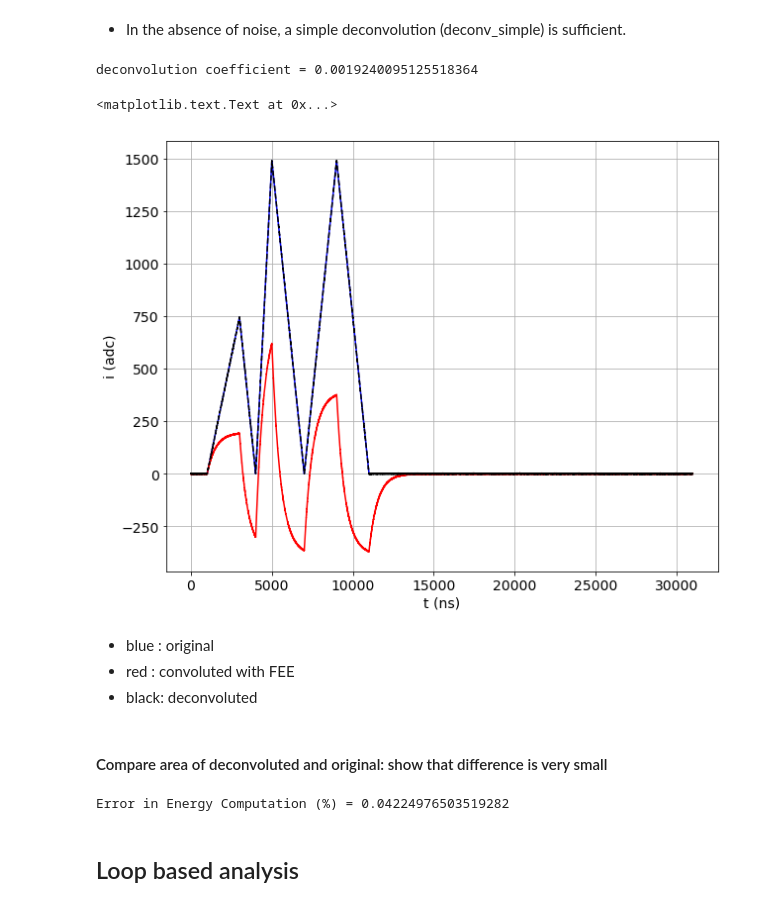
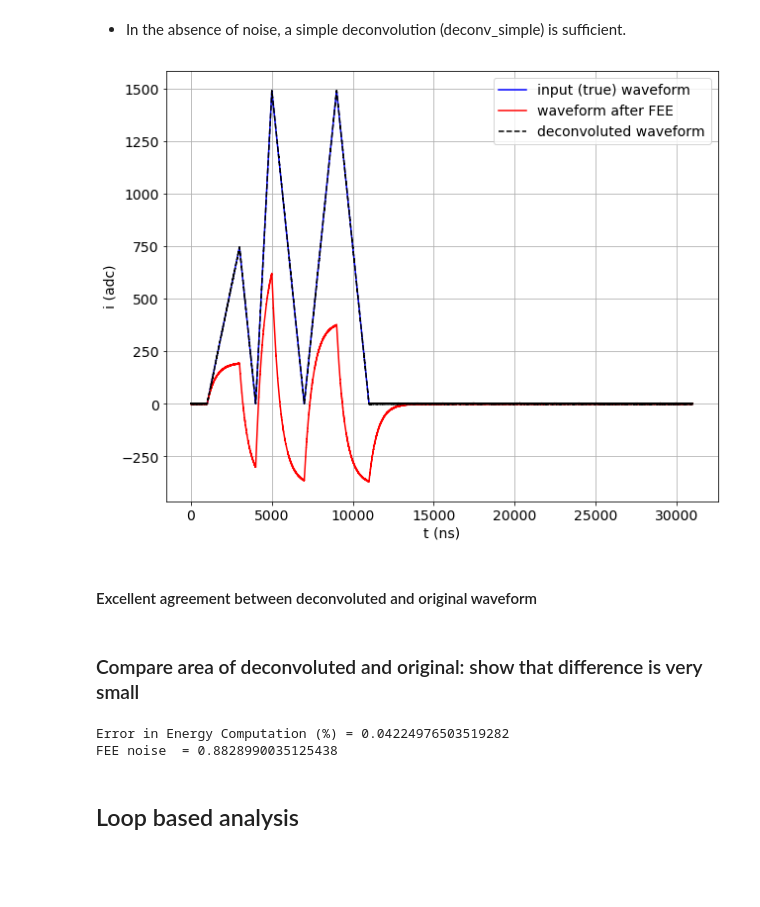
Before and after one commit to jjgomezcadenas/ICDEV, a Jupyter notebook: liquid_cities/LiquidCitiesTutorial.ipynb, the cells around one changed output. Saved outputs shown, nothing was run; the diff lists cells and outputs as text; code cells hidden in the pictures; blank space fills up the shorter version.

```diff
--- a/liquid_cities/LiquidCitiesTutorial.ipynb
+++ b/liquid_cities/LiquidCitiesTutorial.ipynb
@@ -64,12 +66,16 @@ def input_and_fee_waveforms(fee):
     """
     generates a "theoretical" current signal (signal_i)
     """
-    signal_i = np.concatenate((np.zeros(1000),np.linspace(0,0.5,2000),np.linspace(0.5,0,1000),
-                            np.linspace(0,1,1000),np.linspace(1,0,2000),
-                            np.linspace(0,1,2000),np.linspace(1,0,2000),
-                            np.zeros(20000)),axis=0)*units.mA
+    signal_i = np.concatenate((np.zeros(1000),
+                               np.linspace(0,0.5,2000),
+                               np.linspace(0.5,0,1000),
+                               np.linspace(0,1,1000),
+                               np.linspace(1,0,2000),
+                               np.linspace(0,1,2000),
+                               np.linspace(1,0,2000),
+                               np.zeros(20000)),axis=0)*units.mA
 
-    t = np.arange(0,np.size(signal_i),1) * units.ns
+    t = np.arange(0, np.size(signal_i), 1) * units.ns
     signal_out = FE.signal_v_fee(fee, signal_i, -1) * FE.v_to_adc()
     signal_out2 = FE.noise_adc(fee, signal_out)
 
@@ -96,8 +95,4 @@ TOTAL out noise (LSB_rms) = 0.8699813176718617
 ### Deconvolution
 # %% [markdown]
 - In the absence of noise, a simple deconvolution (deconv_simple) is sufficient.
-# %%
-print('deconvolution coefficient = {}'.format(fee.freq_LHPFd*np.pi))
-# %% [output]
-deconvolution coefficient = 0.0019240095125518364
 # %%
@@ -126,21 +122,19 @@ def blr(fee, wf):
 # %%
 wf_r = blr(fee, wf_o)
 # %%
-plt.plot(wf_i.t,wf_i.q,'b')
-plt.plot(wf_o.t,wf_o.q,'r')
-plt.plot(wf_r.t,wf_r.q,'k--')
+plt.plot(wf_i.t, wf_i.q, 'b', label='input (true) waveform')
+plt.plot(wf_o.t, wf_o.q, 'r', label='waveform after FEE')
+plt.plot(wf_r.t,wf_r.q,'k--', label='deconvoluted waveform')
 plt.grid(True)
 plt.xlabel(r't (ns)')
 plt.ylabel(r'i (adc)')
+legend = plt.legend(loc='best')
 # %% [output]
-<matplotlib.text.Text at 0x...>
-[figure, old version]
+[figure, new version]
-# %% [markdown]
-- blue : original
-- red  : convoluted with FEE
-- black: deconvoluted
+# %% [markdown]
+#### Excellent agreement between deconvoluted and original waveform
 # %% [markdown]
-#### Compare area of deconvoluted and original: show that difference is very small
+### Compare area of deconvoluted and original: show that difference is very small
 # %%
 def energy_comparison(wf_i, wf_r):
     energy_r = np.sum(wf_r.q[1000:11000])
@@ -152,8 +146,10 @@ def noise_calculation(wf_fee):
 # %%
 energy_diff = energy_comparison(wf_i, wf_r)
 print('Error in Energy Computation (%) = {}'.format(energy_diff))
+print('FEE noise  = {}'.format(noise_calculation(wf_fee)))
 # %% [output]
 Error in Energy Computation (%) = 0.04224976503519282
+FEE noise  = 0.8828990035125438
 # %% [markdown]
 ## Loop based analysis
 # %%
```
Also changed, not shown: parts of 38 cells of this notebook.
